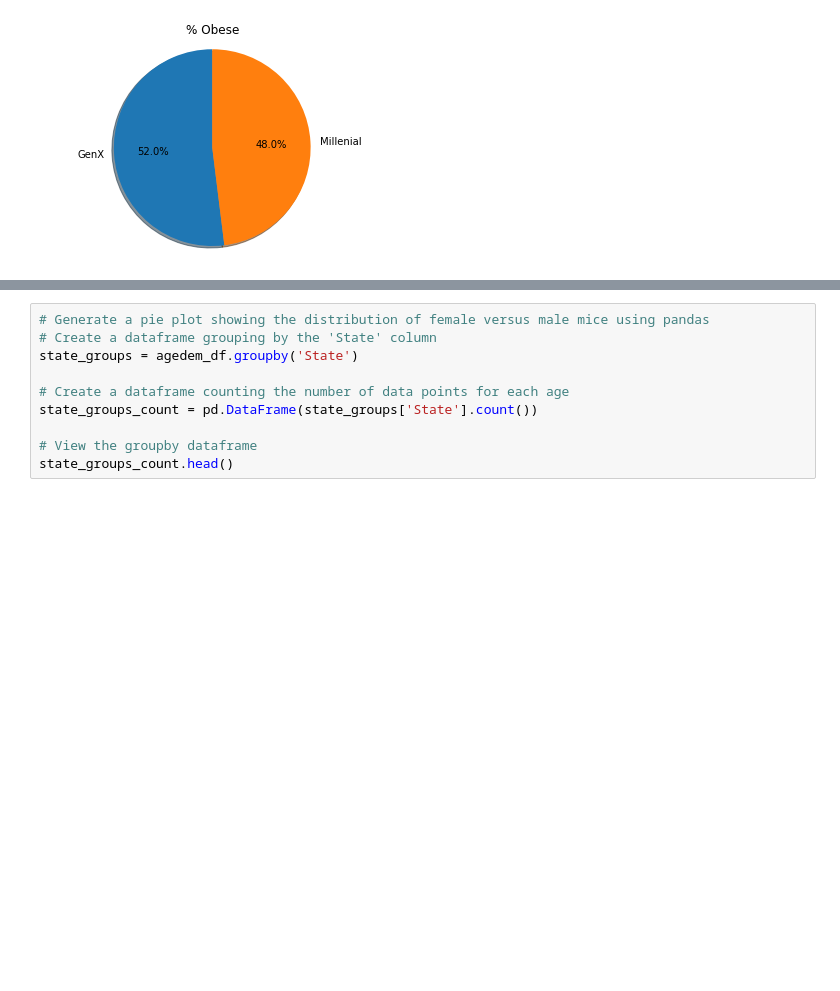
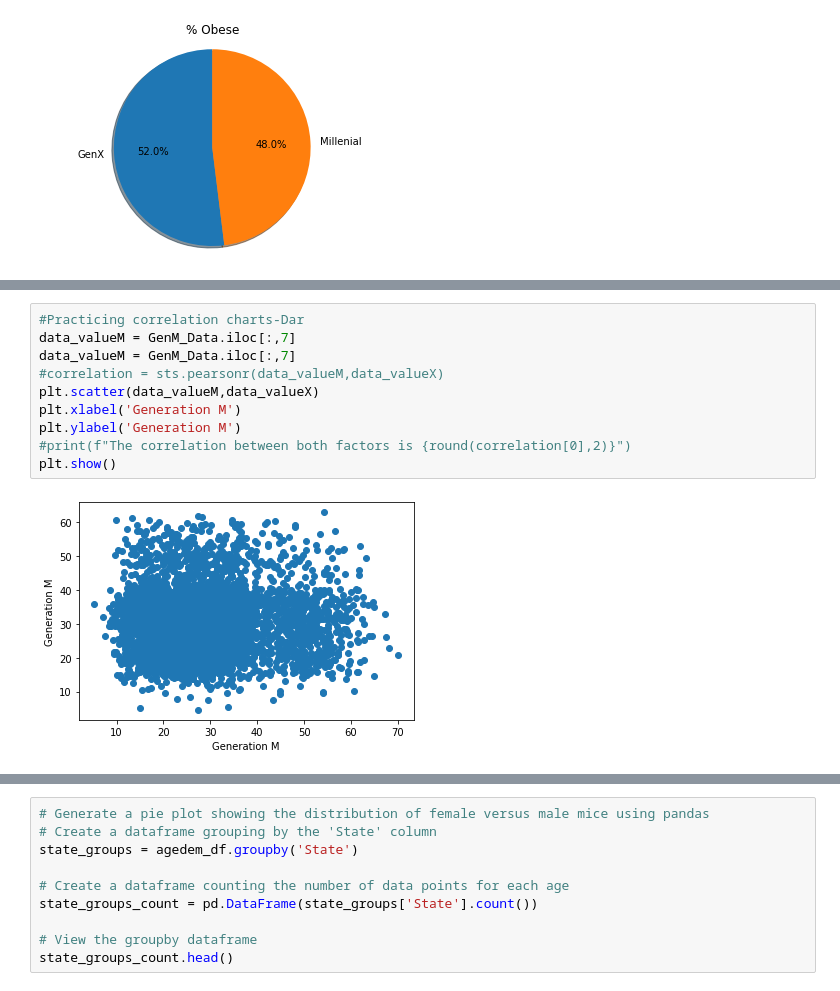
Before and after one commit to darkulzer/Project_1, a Jupyter notebook: Project1_Group2.ipynb, the cells around one changed output, grey strips where cells are left out. Cells and saved outputs as stored; diff of their text form; blank space fills up the shorter version.

```diff
--- a/Project1_Group2.ipynb
+++ b/Project1_Group2.ipynb
@@ -162,0 +292,12 @@ GenM_Weight_df.head()
+# %%
+#Practicing correlation charts-Dar
+data_valueM = GenM_Data.iloc[:,7]
+data_valueM = GenM_Data.iloc[:,7]
+#correlation = sts.pearsonr(data_valueM,data_valueX)
+plt.scatter(data_valueM,data_valueX)
+plt.xlabel('Generation M')
+plt.ylabel('Generation M')
+#print(f"The correlation between both factors is {round(correlation[0],2)}")
+plt.show()
+# %% [output]
+[figure, added]
```
Also changed, not shown: parts of 23 cells of this notebook, 3 other files.
